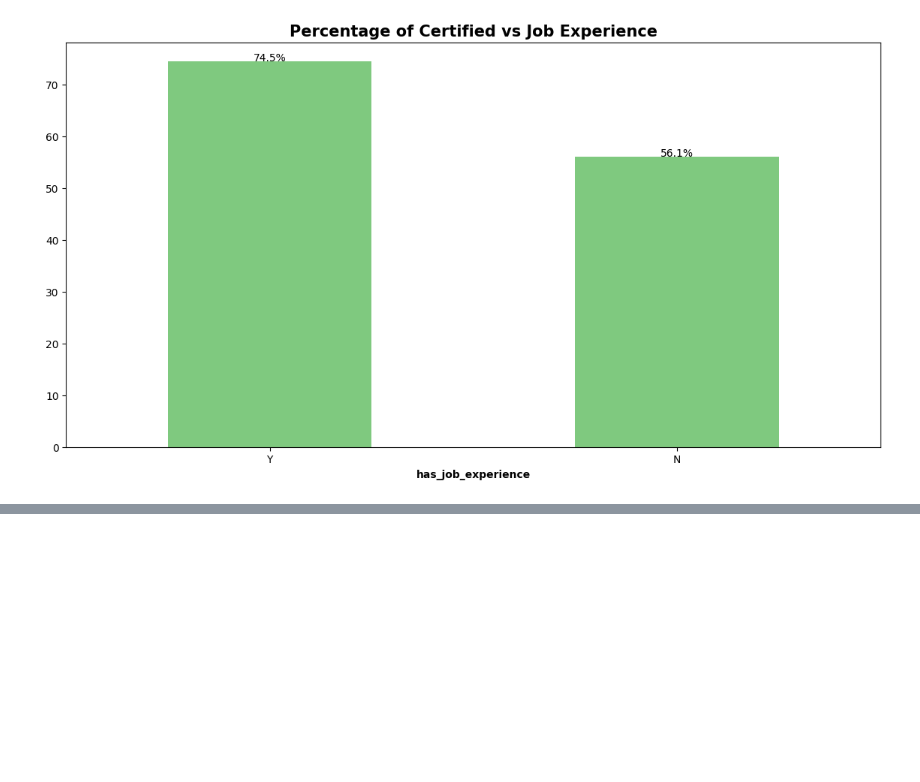
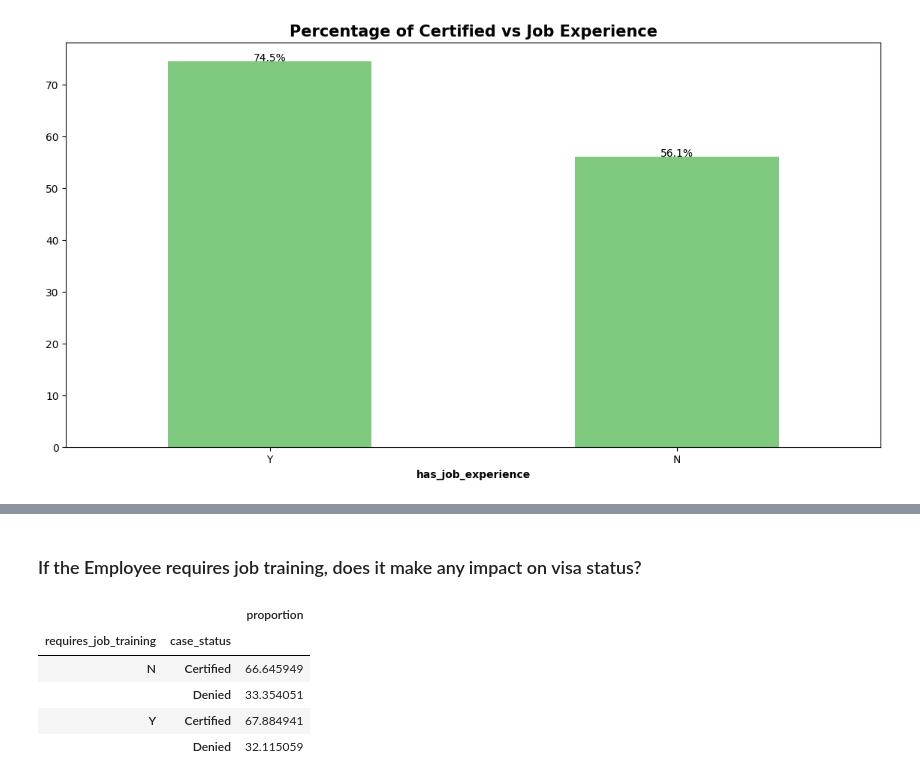
Before and after one commit to amarnath2706/Visa-Approval-Prediction, a Jupyter notebook: notebooks/EDA_Visa.ipynb, the cells around one changed output, grey strips where cells are left out. Cells and saved outputs as stored; diff of their text form; code cells hidden in the pictures; blank space fills up the shorter version.

```diff
--- a/notebooks/EDA_Visa.ipynb
+++ b/notebooks/EDA_Visa.ipynb
@@ -437,0 +444,12 @@ plt.show()
+# %% [markdown]
+### If the Employee requires job training, does it make any impact on visa status?
+# %%
+#group data by requires_job_training and count case_status
+df.groupby('requires_job_training')['case_status'].value_counts(normalize=True).to_frame()*100
+# %% [output]
+|  |  | proportion |
+| requires_job_training | case_status |  |
+| N | Certified | 66.645949 |
+|  | Denied | 33.354051 |
+| Y | Certified | 67.884941 |
+|  | Denied | 32.115059 |
```
Also changed, not shown: parts of 1 cell of this notebook.
